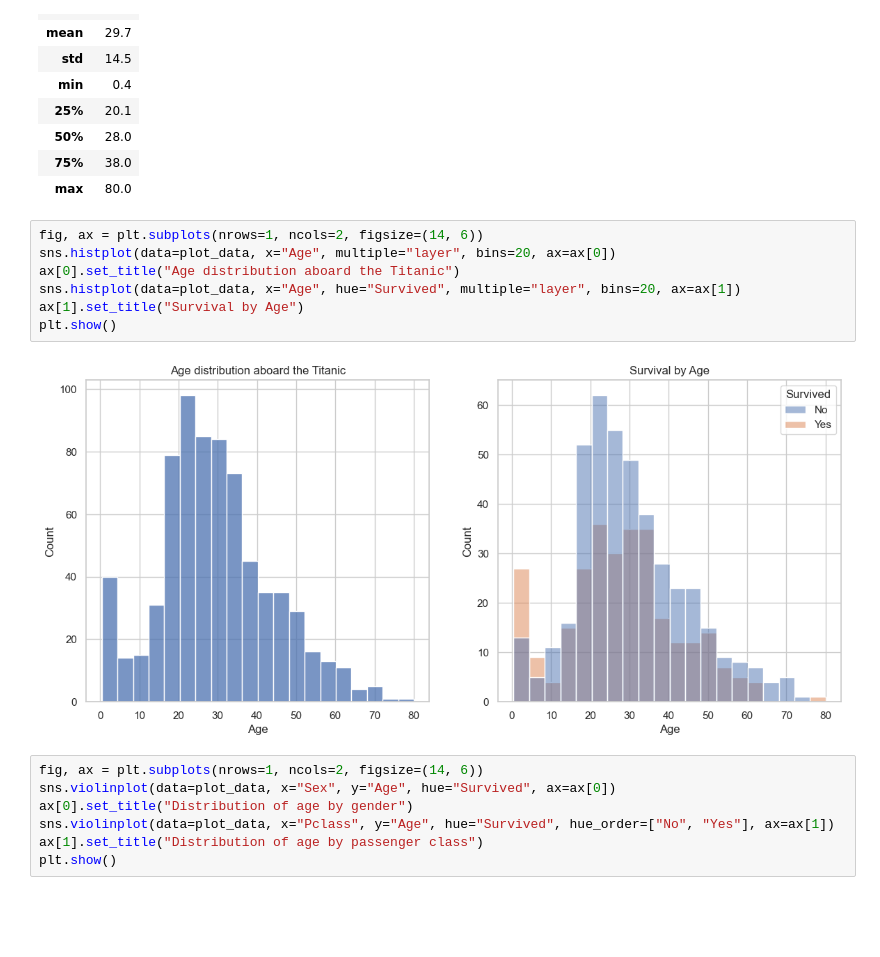
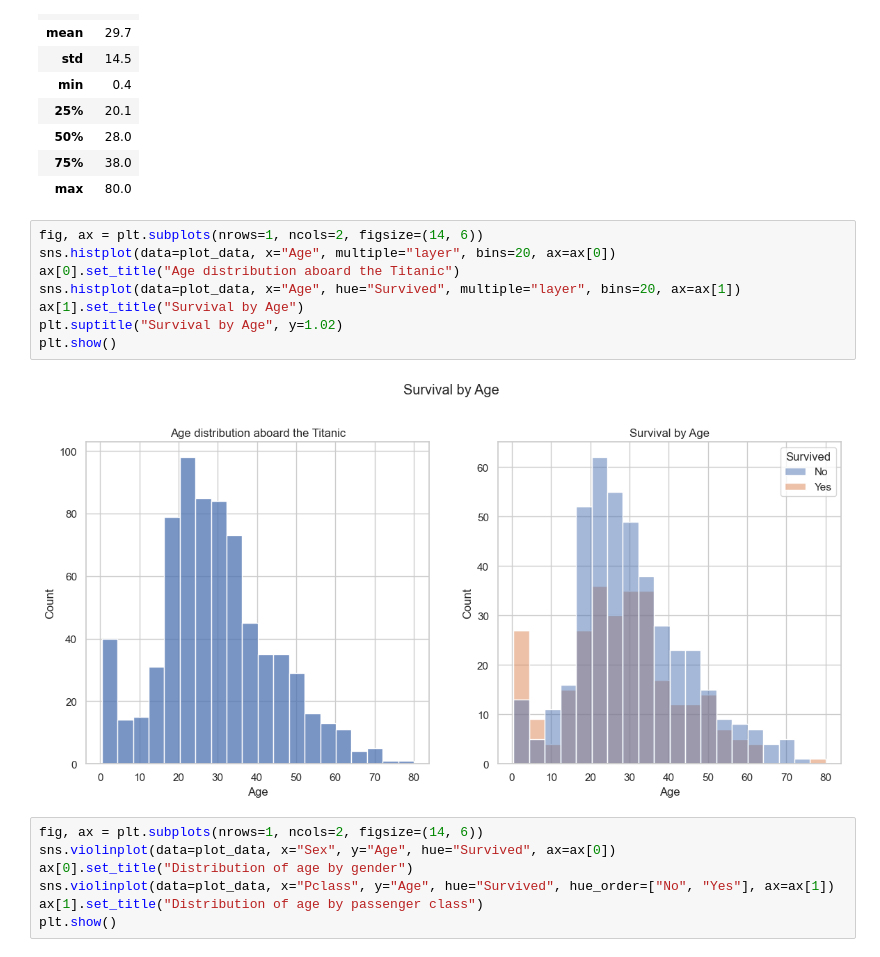
Before and after one commit to BuddyBent/Titanic, a Jupyter notebook: Titanic.ipynb, the cells around one changed output. Saved outputs shown, nothing was run; the diff lists cells and outputs as text; blank space fills up the shorter version.

```diff
--- a/Titanic.ipynb
+++ b/Titanic.ipynb
@@ -325,12 +329,13 @@ display(train[["Age"]].describe().style.format({"Age": "{:.1f}"}))
 # %%
 fig, ax = plt.subplots(nrows=1, ncols=2, figsize=(14, 6))
 sns.histplot(data=plot_data, x="Age", multiple="layer", bins=20, ax=ax[0])
 ax[0].set_title("Age distribution aboard the Titanic")
 sns.histplot(data=plot_data, x="Age", hue="Survived", multiple="layer", bins=20, ax=ax[1])
 ax[1].set_title("Survival by Age")
+plt.suptitle("Survival by Age", y=1.02)
 plt.show()
 # %% [output]
-[figure, old version]
+[figure, new version]
 # %%
 fig, ax = plt.subplots(nrows=1, ncols=2, figsize=(14, 6))
 sns.violinplot(data=plot_data, x="Sex", y="Age", hue="Survived", ax=ax[0])
```
Also changed, not shown: parts of 46 cells of this notebook.
